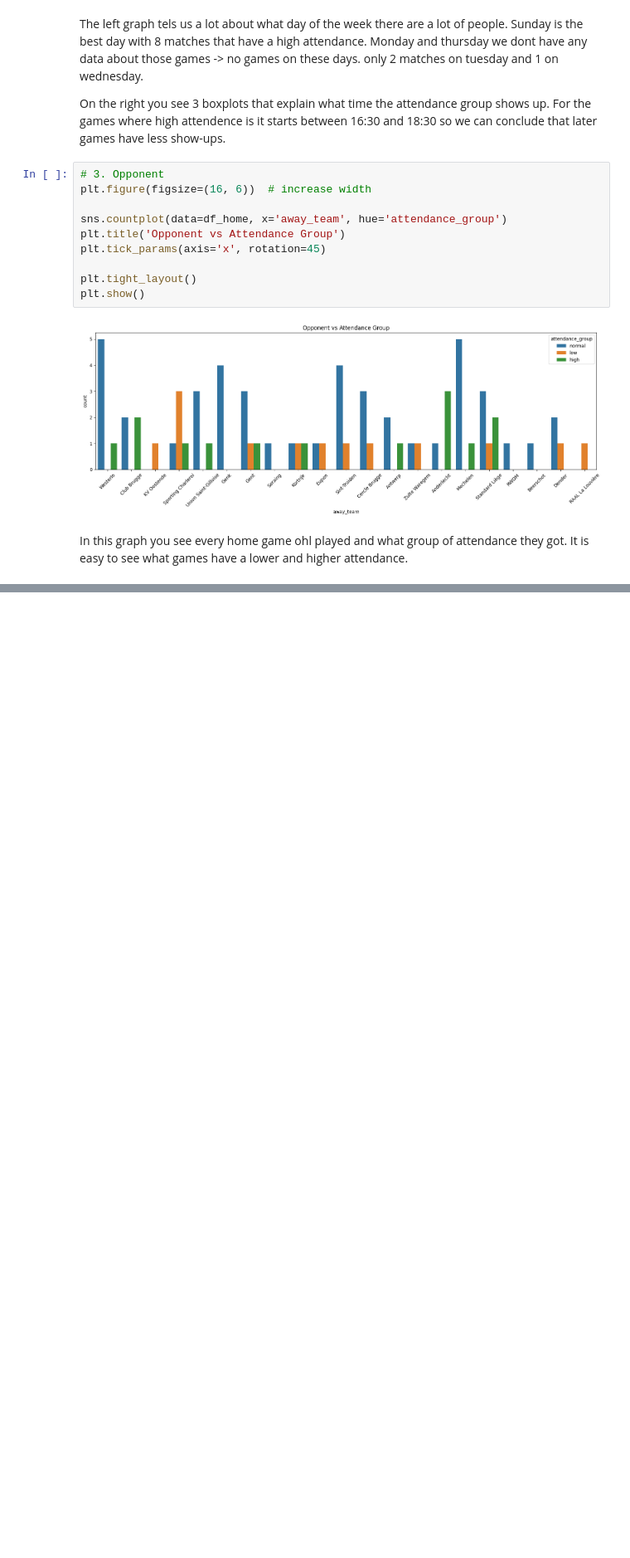
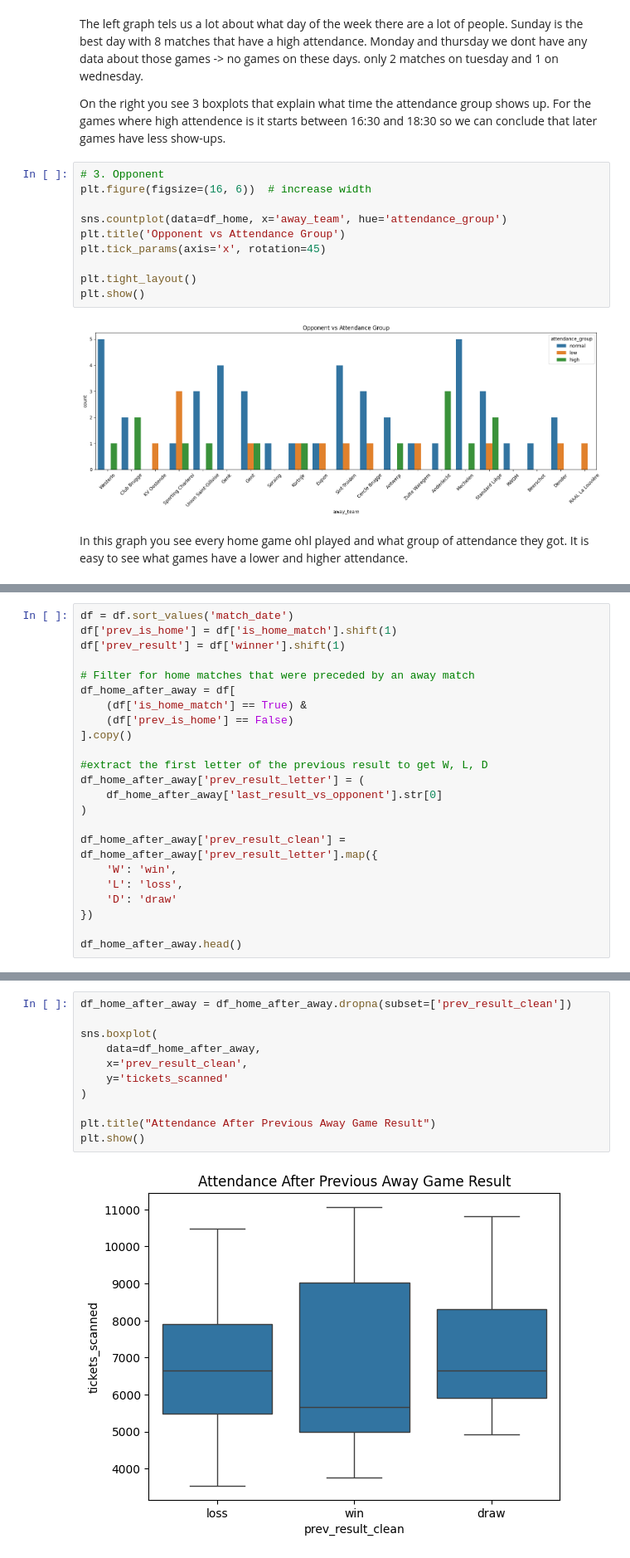
Before and after one commit to Nathan432532/UCLL-Project-Attendence, a Jupyter notebook: visualisation.ipynb, the cells around one changed output, grey strips where cells are left out. Shown at 83% size. Saved outputs shown, nothing was run; the diff lists cells and outputs as text; blank space fills up the shorter version.

Commit message:
looking at the previous games for attendance

```diff
--- a/visualisation.ipynb
+++ b/visualisation.ipynb
@@ -192,0 +195,23 @@ In this graph you see every home game ohl played and what group of attendance th
+# %%
+df = df.sort_values('match_date')
+df['prev_is_home'] = df['is_home_match'].shift(1)
+df['prev_result'] = df['winner'].shift(1)
+
+# Filter for home matches that were preceded by an away match
+df_home_after_away = df[
+    (df['is_home_match'] == True) &
+    (df['prev_is_home'] == False)
+].copy()
+
+#extract the first letter of the previous result to get W, L, D
+df_home_after_away['prev_result_letter'] = (
+    df_home_after_away['last_result_vs_opponent'].str[0]
+)
+
+df_home_after_away['prev_result_clean'] = df_home_after_away['prev_result_letter'].map({
+    'W': 'win',
+    'L': 'loss',
+    'D': 'draw'
+})
+
+df_home_after_away.head()
@@ -192,0 +226,13 @@ In this graph you see every home game ohl played and what group of attendance th
+# %%
+df_home_after_away = df_home_after_away.dropna(subset=['prev_result_clean'])
+
+sns.boxplot(
+    data=df_home_after_away,
+    x='prev_result_clean',
+    y='tickets_scanned'
+)
+
+plt.title("Attendance After Previous Away Game Result")
+plt.show()
+# %% [output]
+[figure, added]
```
Also changed, not shown: parts of 4 cells of this notebook, 1 other file.
